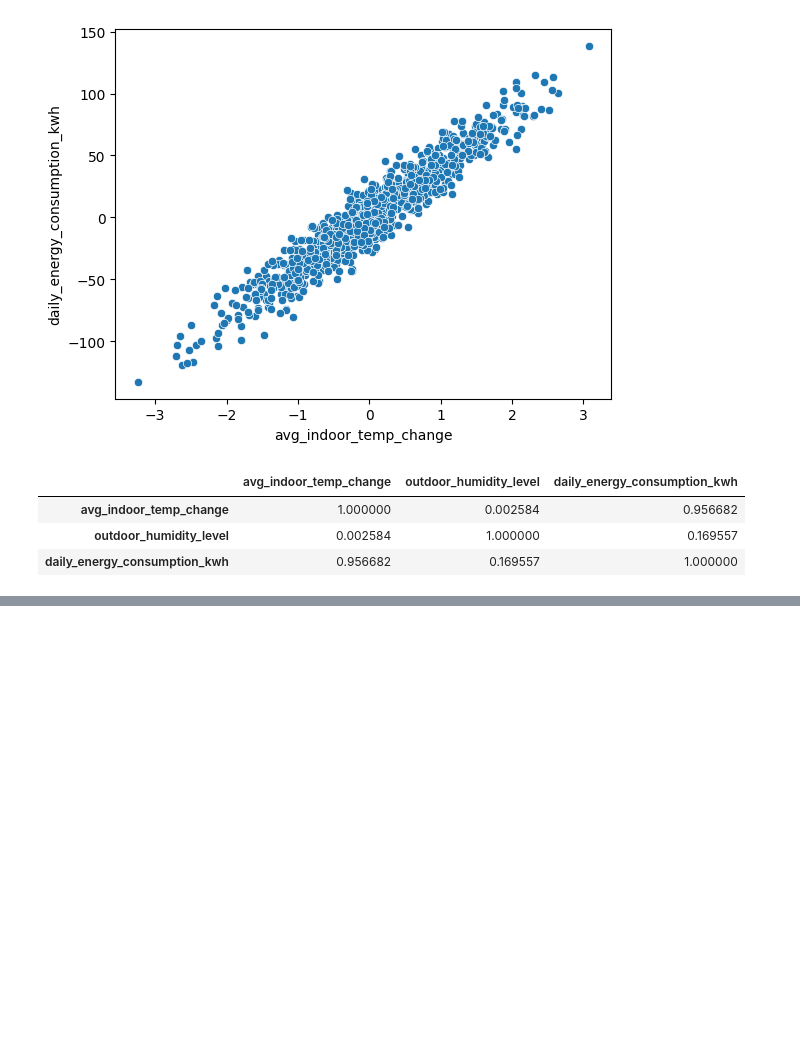
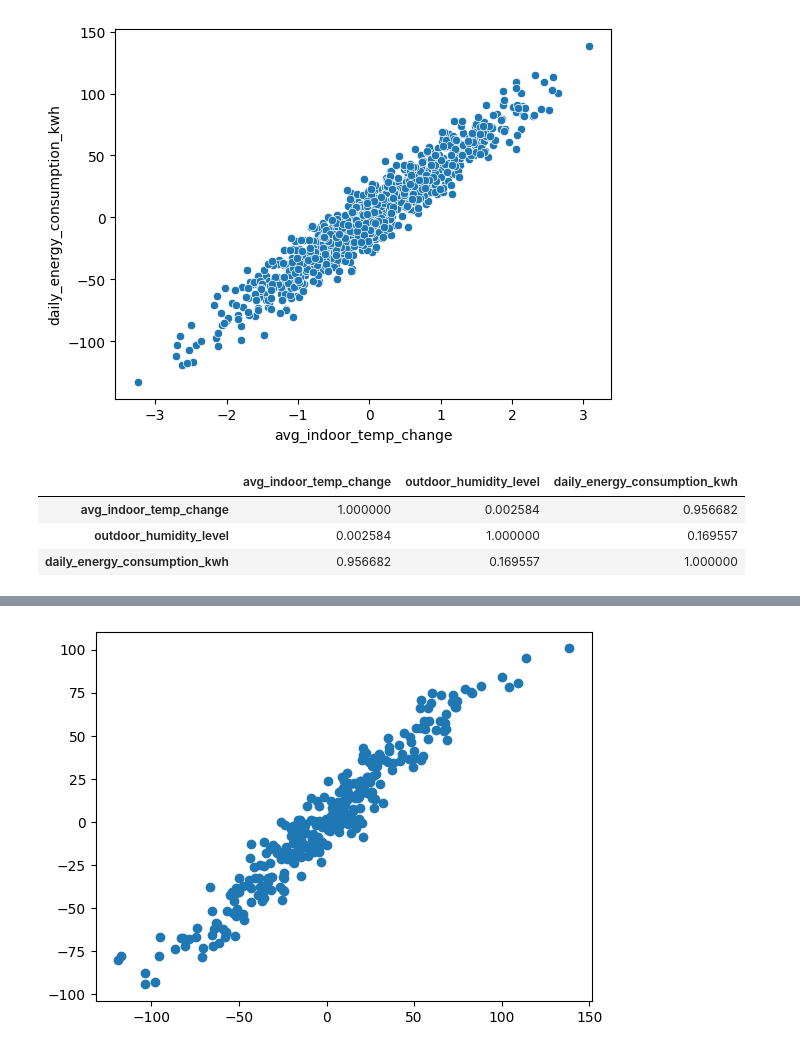
Before and after one commit to sudeturan/Machine-Learning-Road, a Jupyter notebook: House_Energy_Dataset/House_Energy_Dataset.ipynb, the cells around one changed output, grey strips where cells are left out. Saved outputs shown, nothing was run; the diff lists cells and outputs as text; code cells hidden in the pictures; blank space fills up the shorter version.

```diff
--- a/House_Energy_Dataset/House_Energy_Dataset.ipynb
+++ b/House_Energy_Dataset/House_Energy_Dataset.ipynb
@@ -75,0 +93,4 @@ from sklearn.knn import KNeighborsRegressor
+# %%
+knn2=KNeighborsRegressor(n_neighbors=7, algorithm="auto")
+knn2.fit(X_train_scaled,y_train)
+y_pred2=knn2.predict(X_test_scaled)
@@ -75,0 +105,5 @@ from sklearn.knn import KNeighborsRegressor
+# %%
+plt.scatter(y_test, y_pred2)
+plt.show()
+# %% [output]
+[figure, added]
```
Also changed, not shown: parts of 5 cells of this notebook.
